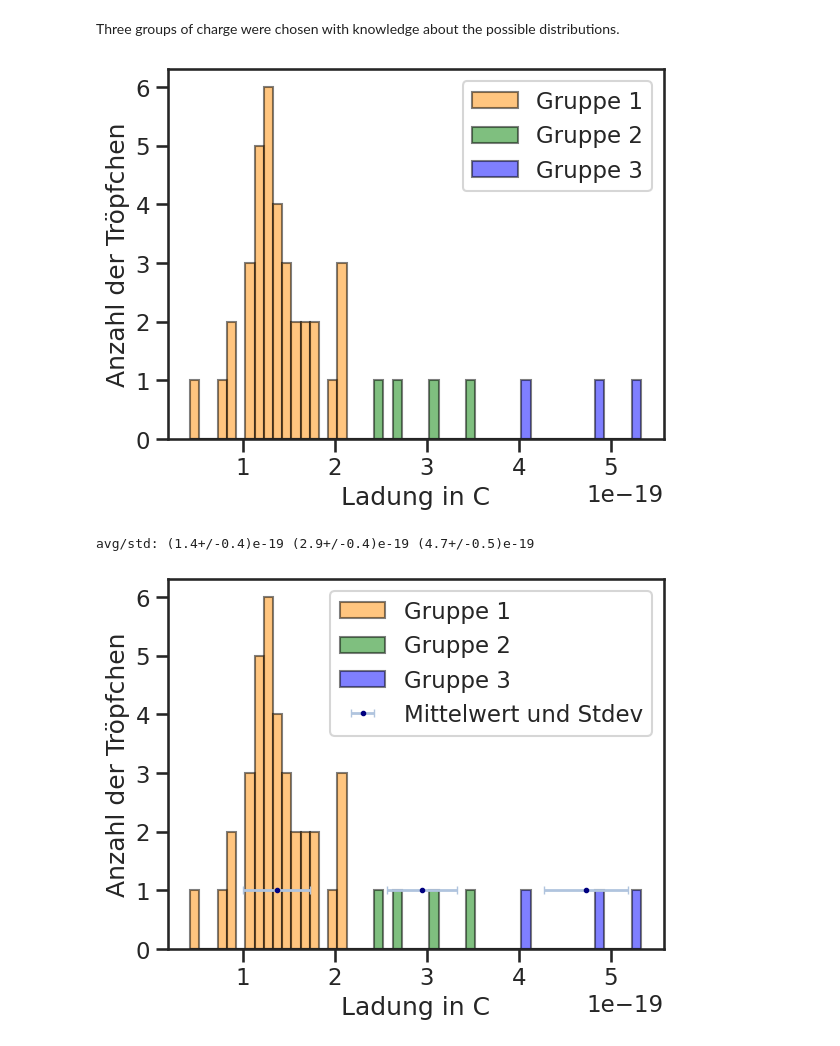
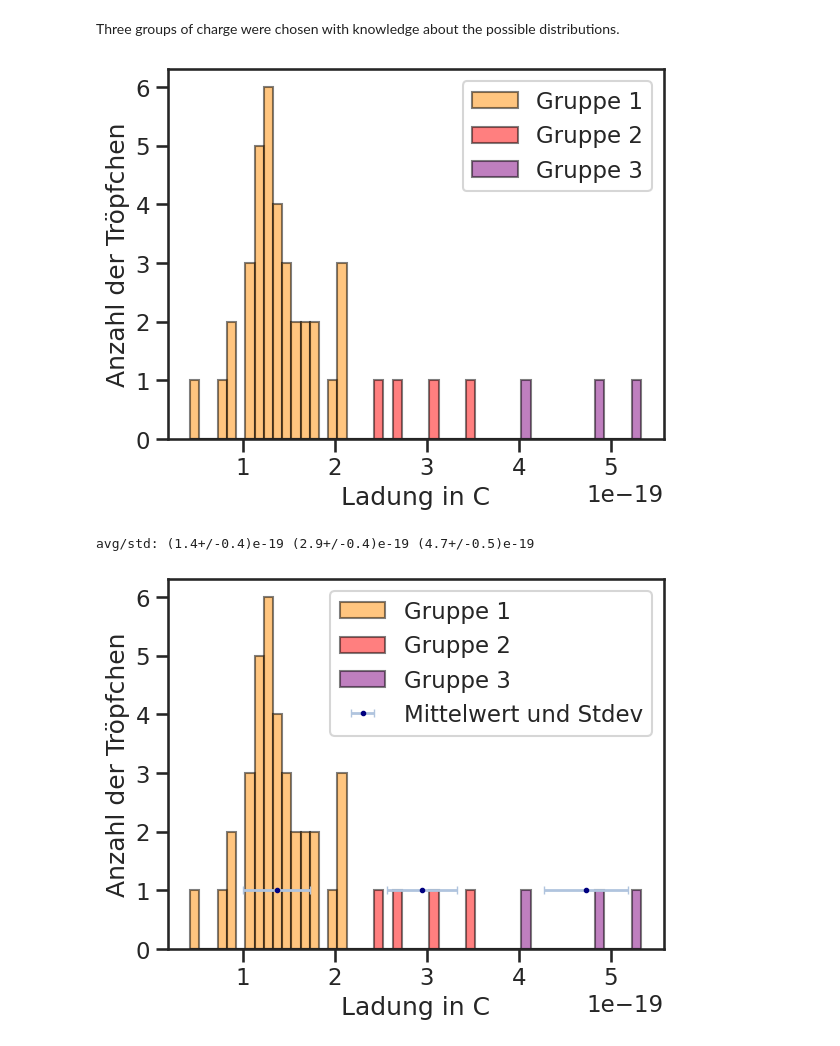
Before and after one commit to KemalOenen/Grundpraktikum2_Gruppe1_SS23, a Jupyter notebook: Versuch8/Milikan.ipynb, the cells around one changed output. Drawn from its saved outputs; the diff is of its cells as text; code cells hidden in the pictures.

```diff
--- a/Versuch8/Milikan.ipynb
+++ b/Versuch8/Milikan.ipynb
@@ -166,32 +166,32 @@ Three groups of charge were chosen with knowledge about the possible distributio
 # %%
 #use Q without errors
 Q_ = np.ones(len(Q))
 for i in range(len(Q)):
     Q_[i] = Q[i].n
 
 #determine datapoints in a group and extract them for each group
 e1_ind = np.where((Q_ >= 0) & (Q_ < 2.2 * 10**(-19)))
 Q_e1 = Q_[e1_ind]
 e2_ind = np.where((Q_ >= 2.2 * 10**(-19)) & (Q_ < 3.8 * 10**(-19)))
 Q_e2 = Q_[e2_ind]
 e3_ind = np.where((Q_ >= 3.8 * 10**(-19)) & (Q_ < 5.5 * 10**(-19)))
 Q_e3 = Q_[e3_ind]
 
 plt.hist(Q_e1, color="darkorange", label="Gruppe 1", edgecolor="black",
          bins=np.arange(min(Q_), max(Q_) + 0.1e-19, 0.1e-19),
          alpha=0.5)
-plt.hist(Q_e2, color="green", label="Gruppe 2", edgecolor="black",
+plt.hist(Q_e2, color="red", label="Gruppe 2", edgecolor="black",
          bins=np.arange(min(Q_), max(Q_) + 0.1e-19, 0.1e-19),
          alpha=0.5)
-plt.hist(Q_e3, color="blue", label="Gruppe 3", edgecolor="black",
+plt.hist(Q_e3, color="purple", label="Gruppe 3", edgecolor="black",
          bins=np.arange(min(Q_), max(Q_) + 0.1e-19, 0.1e-19),
          alpha=0.5)
 plt.xlabel("Ladung in C")
 plt.ylabel("Anzahl der Tröpfchen")
 plt.legend()
 plt.show()
 # %% [output]
-[figure, old version]
+[figure, new version]
 # %%
 #compute averages and standard deviations for each group
 q1 = np.average(Q_e1)
@@ -211,10 +211,10 @@ print('avg/std:',q_e1,q_e2,q_e3)
 plt.hist(Q_e1, color="darkorange", label="Gruppe 1", edgecolor="black",
          bins=np.arange(min(Q_), max(Q_) + 0.1e-19, 0.1e-19),
          alpha=0.5)
-plt.hist(Q_e2, color="green", label="Gruppe 2", edgecolor="black",
+plt.hist(Q_e2, color="red", label="Gruppe 2", edgecolor="black",
          bins=np.arange(min(Q_), max(Q_) + 0.1e-19, 0.1e-19),
          alpha=0.5)
-plt.hist(Q_e3, color="blue", label="Gruppe 3", edgecolor="black",
+plt.hist(Q_e3, color="purple", label="Gruppe 3", edgecolor="black",
          bins=np.arange(min(Q_), max(Q_) + 0.1e-19, 0.1e-19),
          alpha=0.5)
 plt.errorbar(x = np.array([q1,q2,q3]), xerr = np.array([q1_e,q2_e,q3_e]), y = np.array([1,1,1]),
@@ -225,5 +225,5 @@ plt.legend()
 plt.show()
 # %% [output]
 avg/std: (1.4+/-0.4)e-19 (2.9+/-0.4)e-19 (4.7+/-0.5)e-19
-[figure, old version]
+[figure, new version]
 # %%
```
Also changed, not shown: parts of 4 cells of this notebook.
